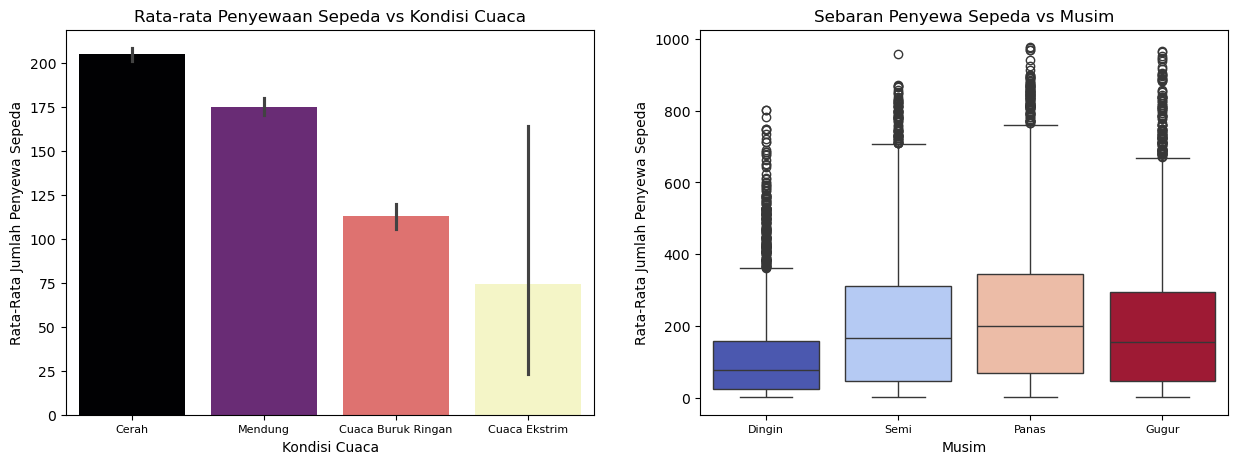
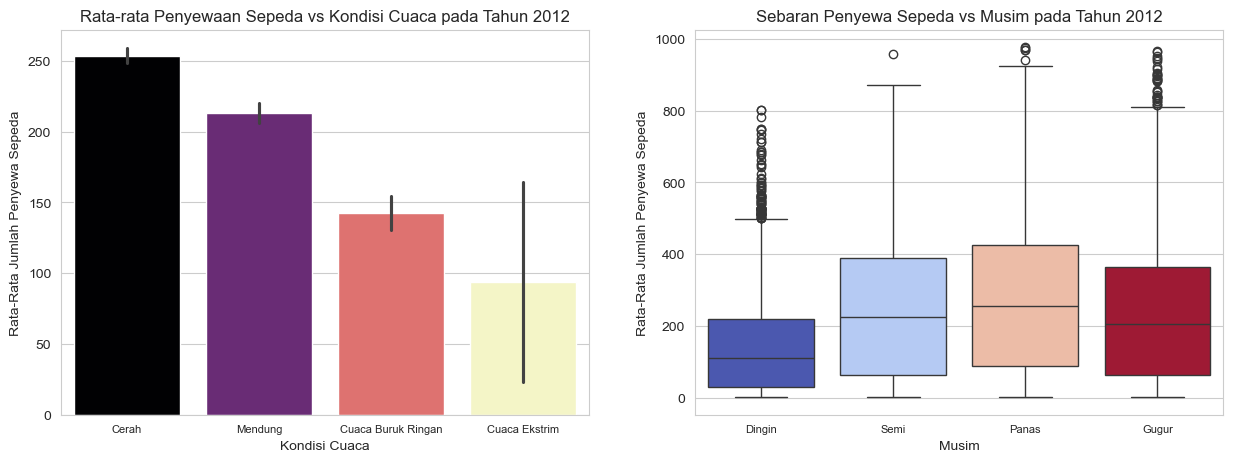
The notebook cell's code change between the first figure and the second:
--- before
+++ after
@@ -2,6 +2,6 @@
 
 # Grafik Cuaca
-sns.barplot(data=df_hour, x='weathersit', y='cnt', hue='weathersit', ax=axes[0], palette='magma', legend=False)
-axes[0].set_title('Rata-rata Penyewaan Sepeda vs Kondisi Cuaca')
+sns.barplot(data=main_df_hour, x='weathersit', y='cnt', hue='weathersit', ax=axes[0], palette='magma', legend=False)
+axes[0].set_title('Rata-rata Penyewaan Sepeda vs Kondisi Cuaca pada Tahun 2012')
 axes[0].set_xticks([0, 1, 2, 3])
 axes[0].set_xticklabels(['Cerah', 'Mendung', 'Cuaca Buruk Ringan', 'Cuaca Ekstrim'], fontsize=8)
@@ -10,6 +10,6 @@
 
 # Grafik Musim
-sns.boxplot(data=df_hour, x='season', y='cnt', hue='season', ax=axes[1], palette='coolwarm', legend=False)
-axes[1].set_title('Sebaran Penyewa Sepeda vs Musim')
+sns.boxplot(data=main_df_hour, x='season', y='cnt', hue='season', ax=axes[1], palette='coolwarm', legend=False)
+axes[1].set_title('Sebaran Penyewa Sepeda vs Musim pada Tahun 2012')
 axes[1].set_xticks([0, 1, 2, 3])
 axes[1].set_xticklabels(['Dingin', 'Semi', 'Panas', 'Gugur'], fontsize=8)

Commit: Update pertanyaan nomor 1